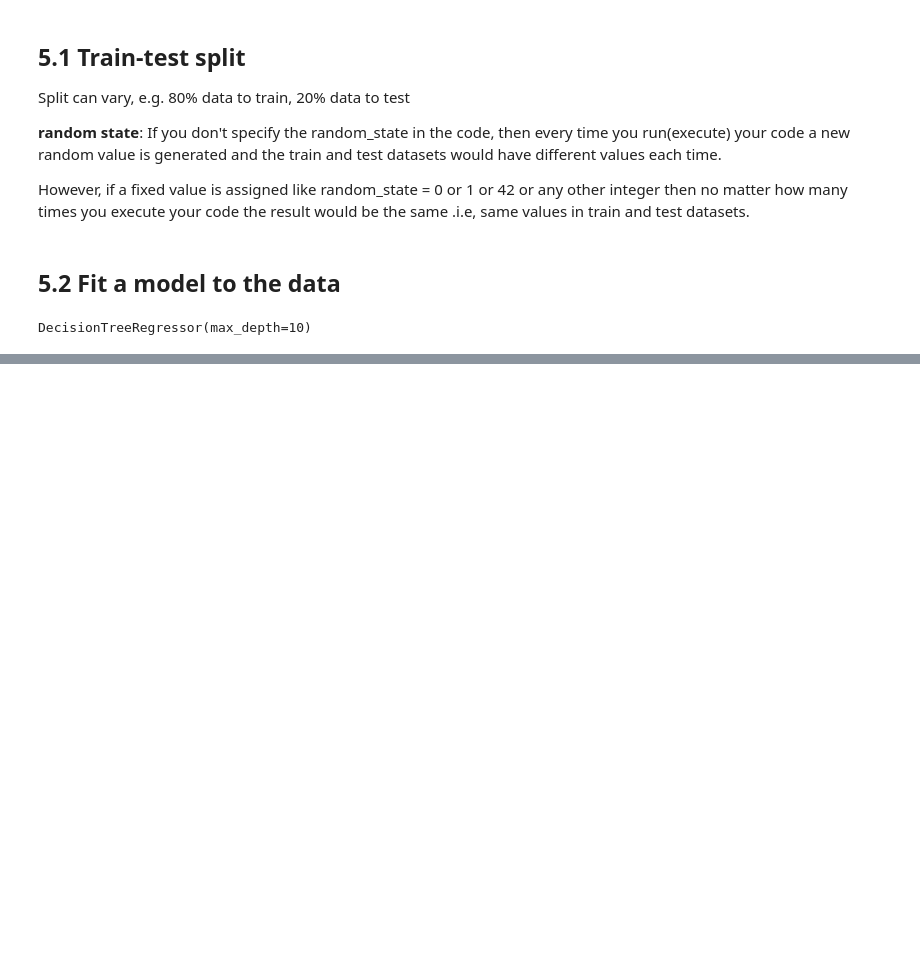
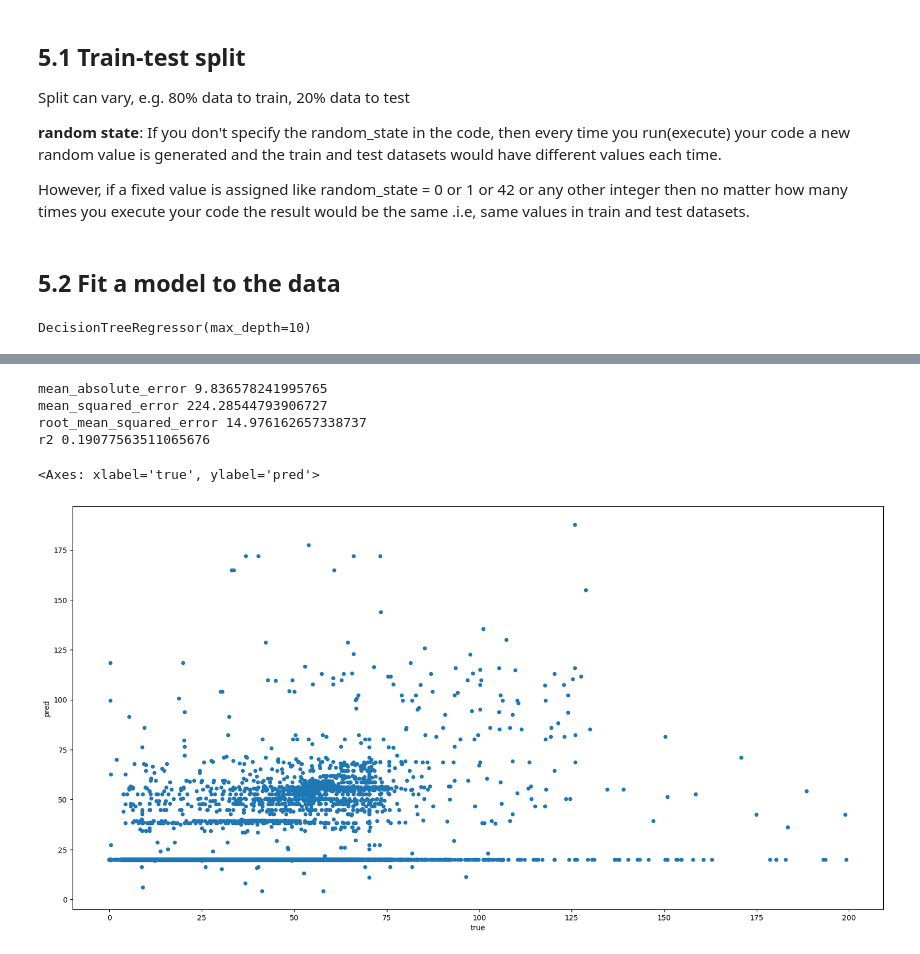
Before and after one commit to negreteo/new-york-taxi-analysis, a Jupyter notebook: NY Yellow Taxis notebook.ipynb, the cells around one changed output, grey strips where cells are left out. Saved outputs shown, nothing was run; the diff lists cells and outputs as text; code cells hidden in the pictures; blank space fills up the shorter version.

```diff
--- a/NY Yellow Taxis notebook.ipynb
+++ b/NY Yellow Taxis notebook.ipynb
@@ -433,0 +472,61 @@ DecisionTreeRegressor(max_depth=10)
+# %%
+categorical_features_benchmark = ['PULocationID','transaction_month','transaction_day','transaction_hour']
+# Input features
+input_features_benchmark = categorical_features_benchmark
+# Target feature (what we are trying to predict)
+target_feature_benchmark = 'total_amount'
+
+from sklearn.model_selection import train_test_split
+
+X_bench = data_for_benchmark_model[input_features_benchmark]
+y_bench = data_for_benchmark_model[target_feature_benchmark]
+
+# one-hot encode (turn categorial features values into numerical so the model can work with)
+X_bench = pd.get_dummies(X_bench)
+
+# X_train are the input features for train
+# X_test are the input features for test
+# y_train are the target features for train
+# y_test are the target features for test
+
+# 1/3 data to test, 2/3 data to train
+# random_state simply sets a seed to the random generator, so that your train-test splits are always deterministic. If you don't set a seed, it is different each time.
+X_train_b, X_test_b, y_train_b, y_test_b = train_test_split(X_bench, y_bench, test_size=0.33, random_state=42)
+
+# Train the model
+
+from sklearn.tree import DecisionTreeRegressor
+
+# max_depth: Depth of the decision tree used for training
+tree = DecisionTreeRegressor(max_depth=10)
+tree.fit(X_train_b, y_train_b)
+
+model_at_hand = tree
+
+y_pred_b = model_at_hand.predict(X_test_b)
+
+from sklearn.metrics import mean_absolute_error
+from sklearn.metrics import mean_squared_error
+from sklearn.metrics import r2_score
+from math import sqrt
+
+## Difference between what we predicted and what the actual value was
+print('mean_absolute_error', mean_absolute_error(y_test_b, y_pred_b))
+## Difference between what we predicted and what the actual value was to show a higher value for error
+print('mean_squared_error', mean_squared_error(y_test_b, y_pred_b))
+print('root_mean_squared_error', sqrt(mean_squared_error(y_test_b, y_pred_b)))
+# How good the model is doing to fit the data, 1 is perfect fit.
+print('r2', r2_score(y_test_b, y_pred_b))
+# %% [output]
+mean_absolute_error 9.836578241995765
+mean_squared_error 224.28544793906727
+root_mean_squared_error 14.976162657338737
+r2 0.19077563511065676
+# %%
+data = {'true': y_test_b, 'pred': y_pred_b}
+results = pd.DataFrame(data)
+
+results.plot(figsize=(20,10), kind='scatter', x='true', y='pred')
+# %% [output]
+<Axes: xlabel='true', ylabel='pred'>
+[figure, added]
```
Also changed, not shown: parts of 8 cells of this notebook.
